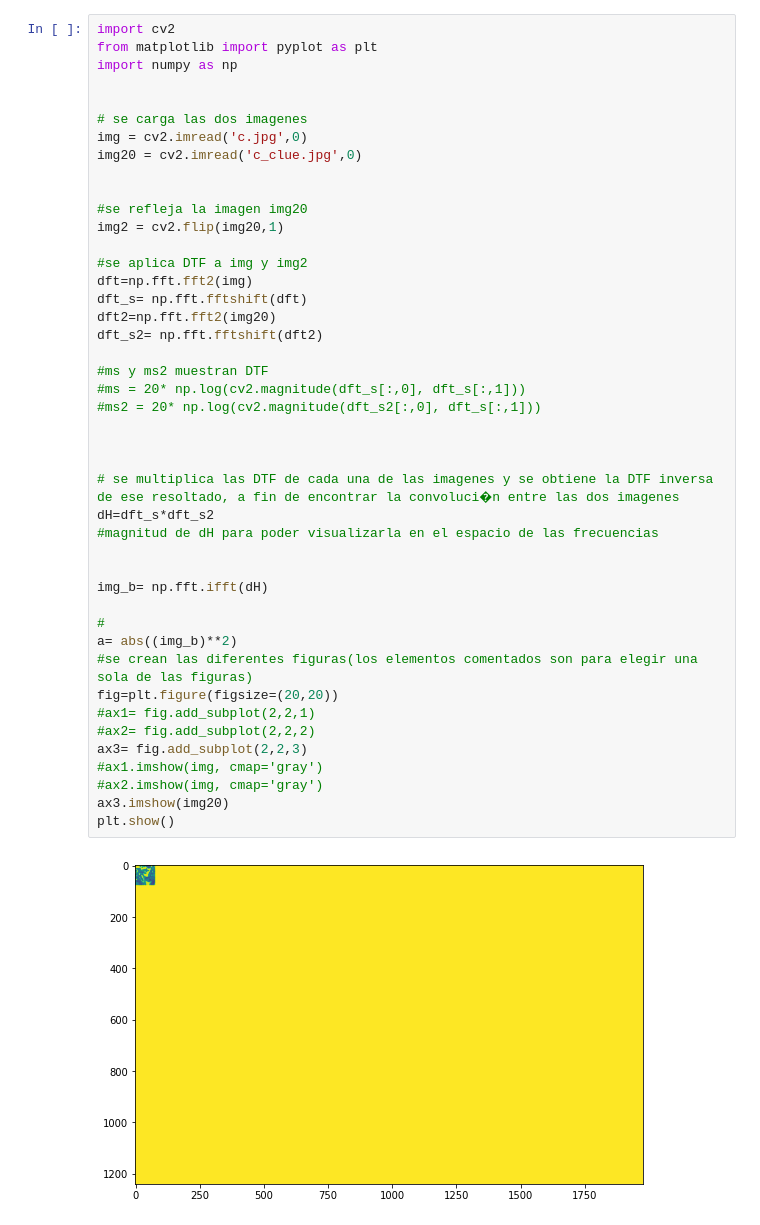
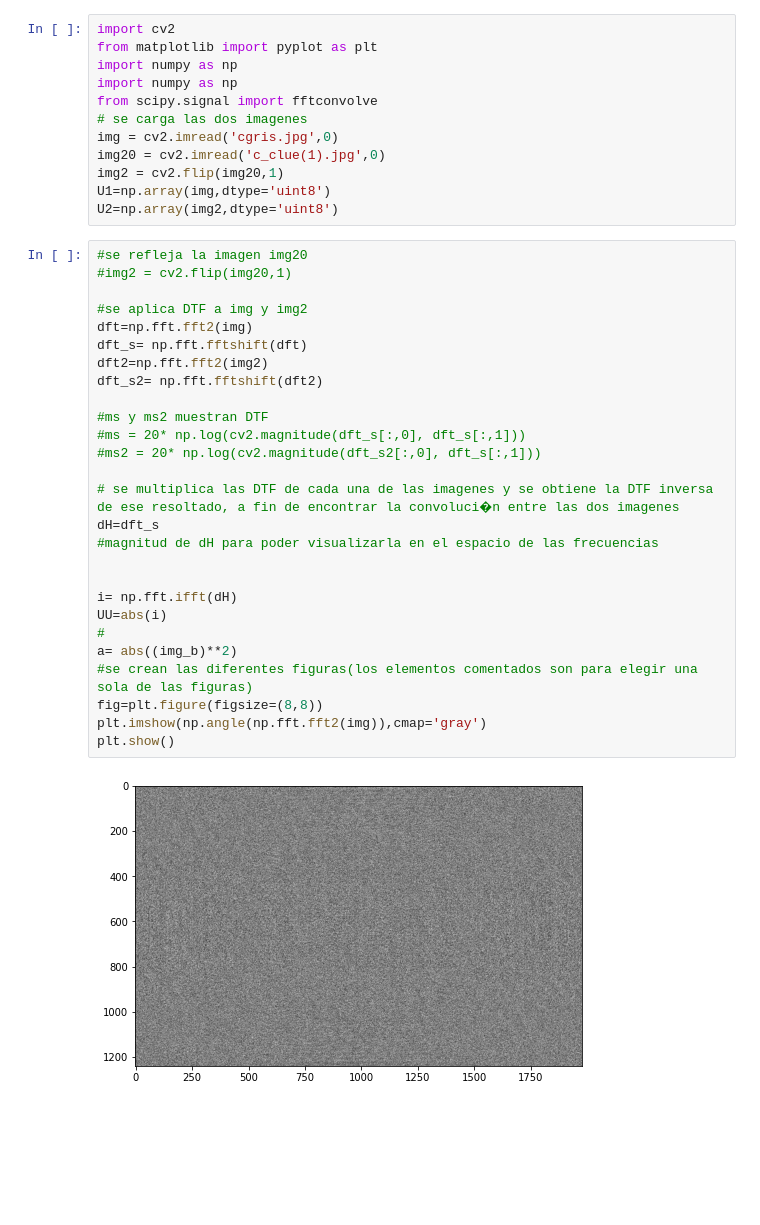
Before and after one commit to lamortizme/Instrumentos, a Jupyter notebook: PuntoC.ipynb, the cells around one changed output. Drawn from its saved outputs; the diff is of its cells as text; blank space fills up the shorter version.

```diff
--- a/PuntoC.ipynb
+++ b/PuntoC.ipynb
@@ -1,48 +1,43 @@
 # %% [markdown]
 <a href="https://colab.research.google.com/github/lamortizme/Instrumentos/blob/main/PuntoC.ipynb" target="_parent"><img src="https://colab.research.google.com/assets/colab-badge.svg" alt="Open In Colab"/></a>
+# %%
+import cv2
+from matplotlib import pyplot as plt
+import numpy as np
+import numpy as np
+from scipy.signal import fftconvolve
+# se carga las dos imagenes
+img = cv2.imread('cgris.jpg',0)
+img20 = cv2.imread('c_clue(1).jpg',0)
+img2 = cv2.flip(img20,1)
+U1=np.array(img,dtype='uint8')
+U2=np.array(img2,dtype='uint8')
 # %%
-import cv2
-from matplotlib import pyplot as plt
-import numpy as np
-
-
-# se carga las dos imagenes
-img = cv2.imread('c.jpg',0)
-img20 = cv2.imread('c_clue.jpg',0)
-
-
 #se refleja la imagen img20
-img2 = cv2.flip(img20,1)
+#img2 = cv2.flip(img20,1)
 
 #se aplica DTF a img y img2
 dft=np.fft.fft2(img)
 dft_s= np.fft.fftshift(dft)
-dft2=np.fft.fft2(img20)
+dft2=np.fft.fft2(img2)
 dft_s2= np.fft.fftshift(dft2)
 
 #ms y ms2 muestran DTF
 #ms = 20* np.log(cv2.magnitude(dft_s[:,0], dft_s[:,1]))
 #ms2 = 20* np.log(cv2.magnitude(dft_s2[:,0], dft_s[:,1]))
 
-
-
 # se multiplica las DTF de cada una de las imagenes y se obtiene la DTF inversa de ese resoltado, a fin de encontrar la convoluci�n entre las dos imagenes
-dH=dft_s*dft_s2
+dH=dft_s
 #magnitud de dH para poder visualizarla en el espacio de las frecuencias
 
 
-img_b= np.fft.ifft(dH)
-
+i= np.fft.ifft(dH)
+UU=abs(i)
 #
 a= abs((img_b)**2)
 #se crean las diferentes figuras(los elementos comentados son para elegir una sola de las figuras)
-fig=plt.figure(figsize=(20,20))
-#ax1= fig.add_subplot(2,2,1)
-#ax2= fig.add_subplot(2,2,2)
-ax3= fig.add_subplot(2,2,3)
-#ax1.imshow(img, cmap='gray')
-#ax2.imshow(img, cmap='gray')
-ax3.imshow(img20)
+fig=plt.figure(figsize=(8,8))
+plt.imshow(np.angle(np.fft.fft2(img)),cmap='gray')
 plt.show()
 # %% [output]
-[figure, old version]
+[figure, new version]
```
Also changed, not shown: parts of 5 cells of this notebook.
